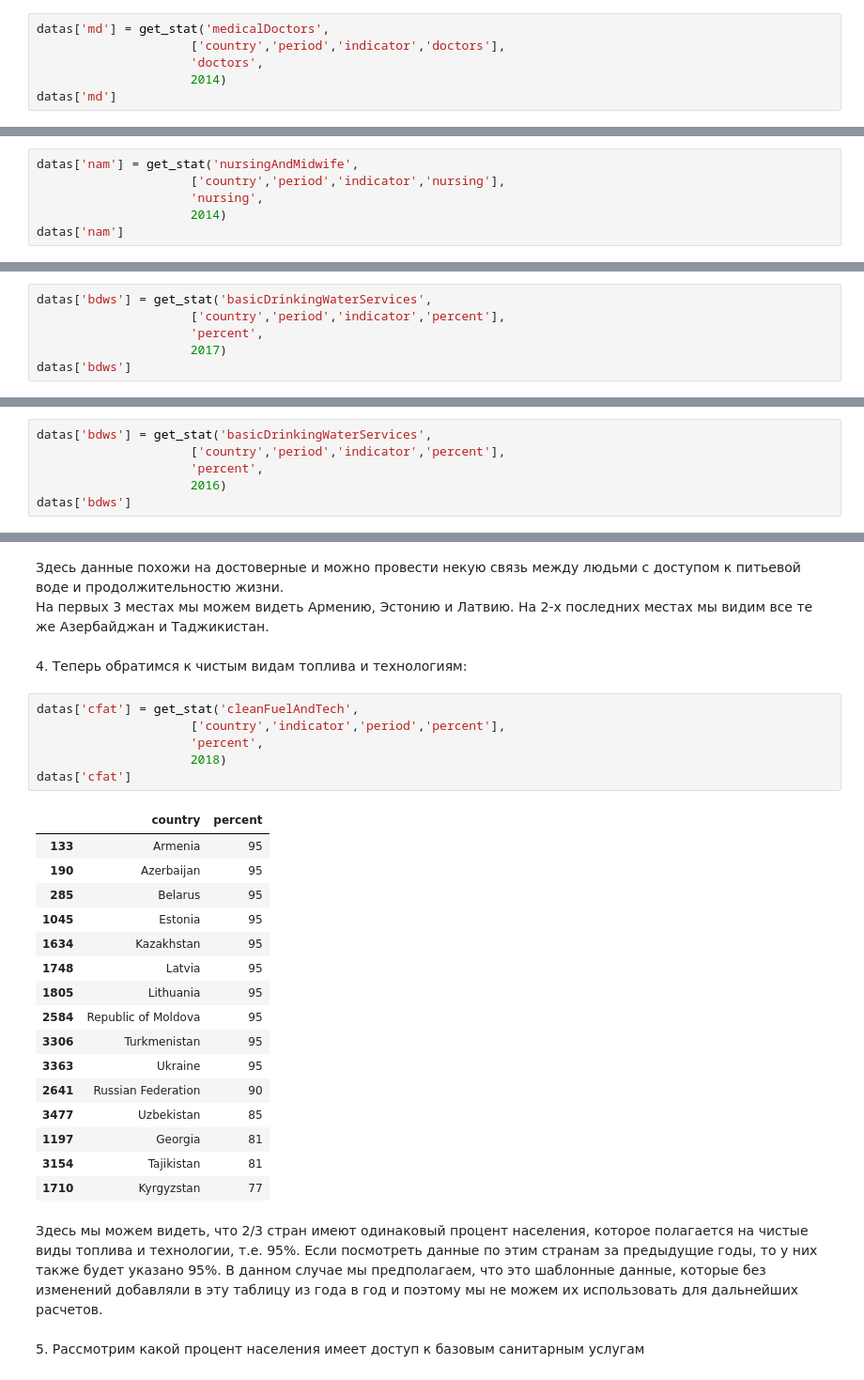
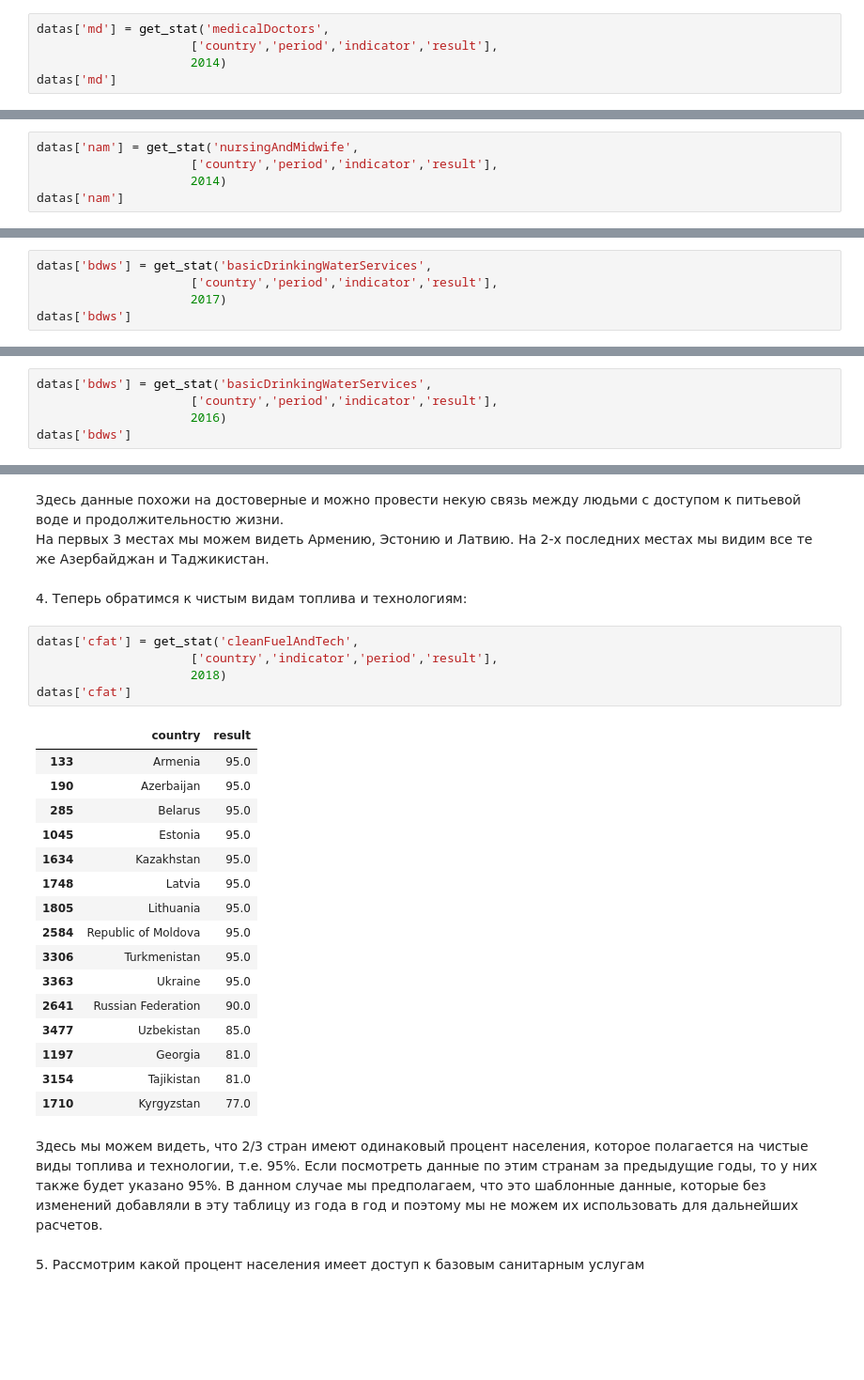
Before and after one commit to iamdenizzz/Diplom_DA-11, a Jupyter notebook: Diplom.ipynb, the cells around one changed output, grey strips where cells are left out. Shown at 94% size. Drawn from its saved outputs; the diff is of its cells as text; blank space fills up the shorter version.

```diff
--- a/Diplom.ipynb
+++ b/Diplom.ipynb
@@ -57,8 +64,7 @@ datas['leab']
 (т.к. данные по всем странам бывшего СССР есть только за 2014 год, то для сравнения возьмем данные именно за этот год)
 # %%
 datas['md'] = get_stat('medicalDoctors',
-                     ['country','period','indicator','doctors'],
-                     'doctors',
+                     ['country','period','indicator','result'],
                      2014)
 datas['md']
 # %% [output]
@@ -84,8 +90,7 @@ datas['md']
 2. Теперь посмотрим как обстоит дело с медсестринским и акушерским персоналом на 10 000 населения.
 # %%
 datas['nam'] = get_stat('nursingAndMidwife',
-                     ['country','period','indicator','nursing'],
-                     'nursing',
+                     ['country','period','indicator','result'],
                      2014)
 datas['nam']
 # %% [output]
@@ -113,8 +118,7 @@ datas['nam']
 3. Посмотрим какой процент населения обеспечены питьевой водой
 # %%
 datas['bdws'] = get_stat('basicDrinkingWaterServices',
-                     ['country','period','indicator','percent'],
-                     'percent',
+                     ['country','period','indicator','result'],
                      2017)
 datas['bdws']
 # %% [output]
@@ -146,8 +150,7 @@ https://www.eea.europa.eu/ru/publications/vodnye-resursy-kachestvo-poverhnostnyh
 Как можно видеть эти цифры отличаются от того, что мы получили из выборке за 2017 год. Поэтому рассмотрим даные про обеспечение водой за предыдущий год, т.е. за 2016.
 # %%
 datas['bdws'] = get_stat('basicDrinkingWaterServices',
-                     ['country','period','indicator','percent'],
-                     'percent',
+                     ['country','period','indicator','result'],
                      2016)
 datas['bdws']
 # %% [output]
@@ -175,27 +178,26 @@ datas['bdws']
 4. Теперь обратимся к чистым видам топлива и технологиям:
 # %%
 datas['cfat'] = get_stat('cleanFuelAndTech',
-                     ['country','indicator','period','percent'],
-                     'percent',
+                     ['country','indicator','period','result'],
                      2018)
 datas['cfat']
 # %% [output]
-|  | country | percent |
-| 133 | Armenia | 95 |
-| 190 | Azerbaijan | 95 |
-| 285 | Belarus | 95 |
-| 1045 | Estonia | 95 |
-| 1634 | Kazakhstan | 95 |
-| 1748 | Latvia | 95 |
-| 1805 | Lithuania | 95 |
-| 2584 | Republic of Moldova | 95 |
-| 3306 | Turkmenistan | 95 |
-| 3363 | Ukraine | 95 |
-| 2641 | Russian Federation | 90 |
-| 3477 | Uzbekistan | 85 |
-| 1197 | Georgia | 81 |
-| 3154 | Tajikistan | 81 |
-| 1710 | Kyrgyzstan | 77 |
+|  | country | result |
+| 133 | Armenia | 95.0 |
+| 190 | Azerbaijan | 95.0 |
+| 285 | Belarus | 95.0 |
+| 1045 | Estonia | 95.0 |
+| 1634 | Kazakhstan | 95.0 |
+| 1748 | Latvia | 95.0 |
+| 1805 | Lithuania | 95.0 |
+| 2584 | Republic of Moldova | 95.0 |
+| 3306 | Turkmenistan | 95.0 |
+| 3363 | Ukraine | 95.0 |
+| 2641 | Russian Federation | 90.0 |
+| 3477 | Uzbekistan | 85.0 |
+| 1197 | Georgia | 81.0 |
+| 3154 | Tajikistan | 81.0 |
+| 1710 | Kyrgyzstan | 77.0 |
 # %% [markdown]
 Здесь мы можем видеть, что 2/3 стран имеют одинаковый процент населения, которое полагается на чистые виды топлива и технологии, т.е. 95%. Если посмотреть данные по этим странам за предыдущие годы, то у них также будет указано 95%. В данном случае мы предполагаем, что это шаблонные данные, которые без изменений добавляли в эту таблицу из года в год и поэтому мы не можем их использовать для дальнейших расчетов.
 <br><br>
```
Also changed, not shown: parts of 27 cells of this notebook.
